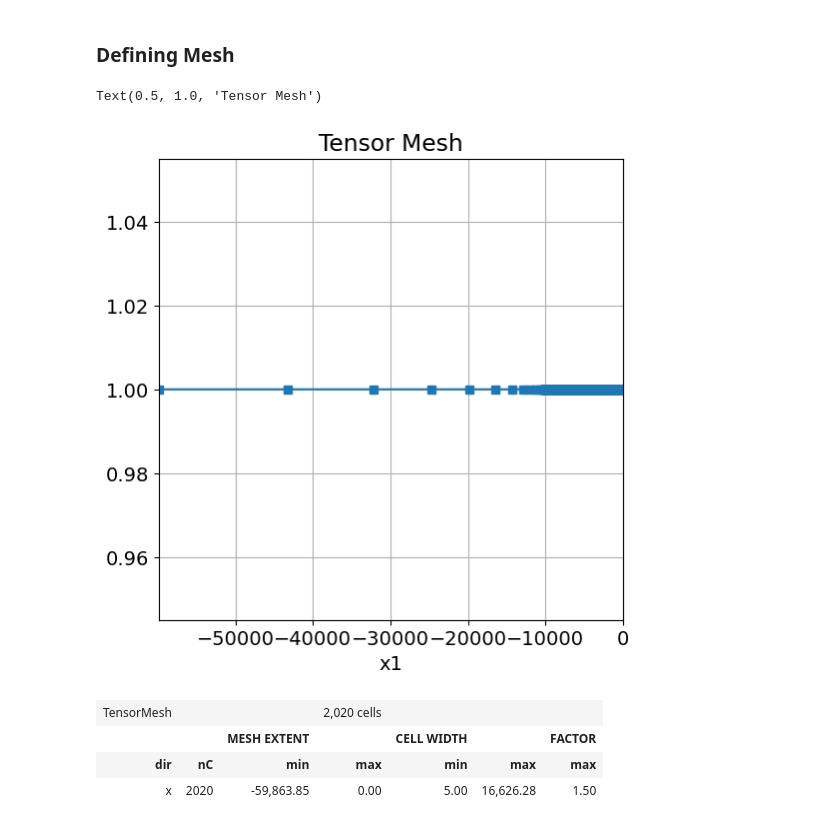
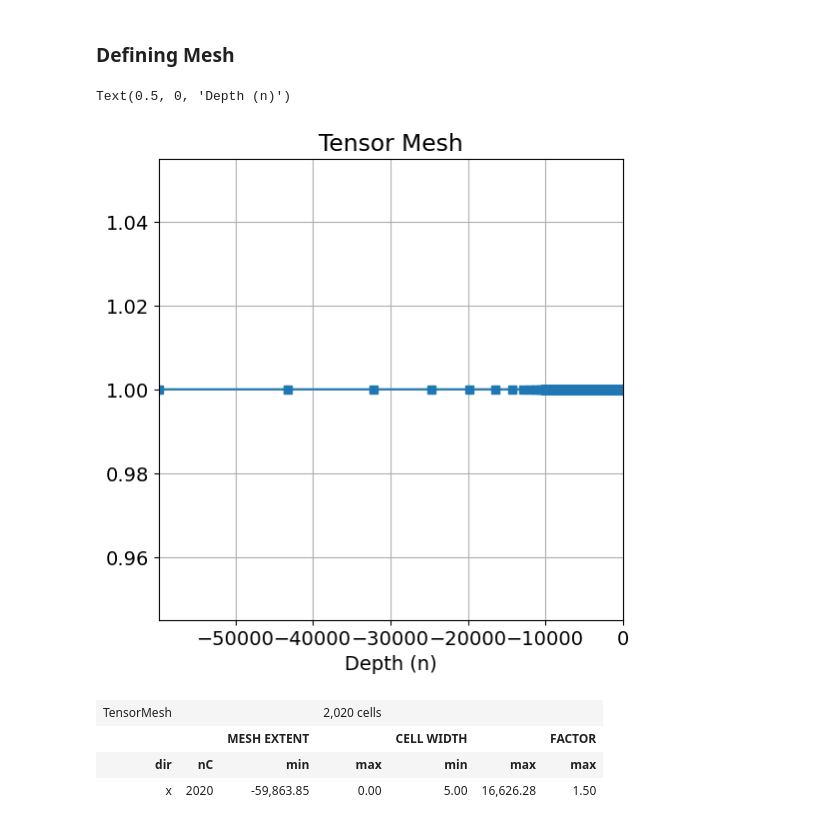
Before and after one commit to e-hdz130504/EOSC454-Inversion-Project-2026, a Jupyter notebook: 1D_AMT_ForwardModel.ipynb, the cells around one changed output. Saved outputs shown, nothing was run; the diff lists cells and outputs as text; code cells hidden in the pictures.

```diff
--- a/1D_AMT_ForwardModel.ipynb
+++ b/1D_AMT_ForwardModel.ipynb
@@ -86,28 +86,29 @@ np.float64(4.875)
 # %%
 dx = 5  # base cell width x
 ncx = 10000 * 1/dx  # number of core mesh cells in x
 exp_x = 1.5  # expansion rate of padding cells in x
 npad_x = int(np.ceil(np.log(1+(max_skin_depth-600) * (exp_x-1)/dx)/np.log(exp_x)))  # number of padding cells in x
 
 # Use a list of tuples to define cell widths in each direction. Each tuple
 # contains the cell width, number of cells and the expansion factor. A
 # negative sign is used to indicate an interval where cells widths go
 # from largest to smallest.
 hx = [(dx, npad_x, -exp_x), (dx, ncx)] #, (dx, npad_x, exp_x)]
 
 # We can use flags 'C', '0' and 'N' to shift the xyz position of the mesh
 # relative to the origin
 mesh = TensorMesh([hx], x0 = "N")
 
 # We can apply the plot_grid method and output to a specified axes object
 fig = plt.figure(figsize=(6, 6))
 ax = fig.add_subplot(111)
 mesh.plot_grid(ax=ax, nodes="True")
 ax.set_xbound(mesh.x0[0], mesh.x0[0] + np.sum(mesh.h[0]))
 ax.set_title("Tensor Mesh")
+ax.set_xlabel('Depth (n)')
 # %% [output]
-Text(0.5, 1.0, 'Tensor Mesh')
+Text(0.5, 0, 'Depth (n)')
-[figure, old version]
+[figure, new version]
 # %%
 #Printing Mesh Values
 mesh
```
Also changed, not shown: parts of 1 cell of this notebook.
